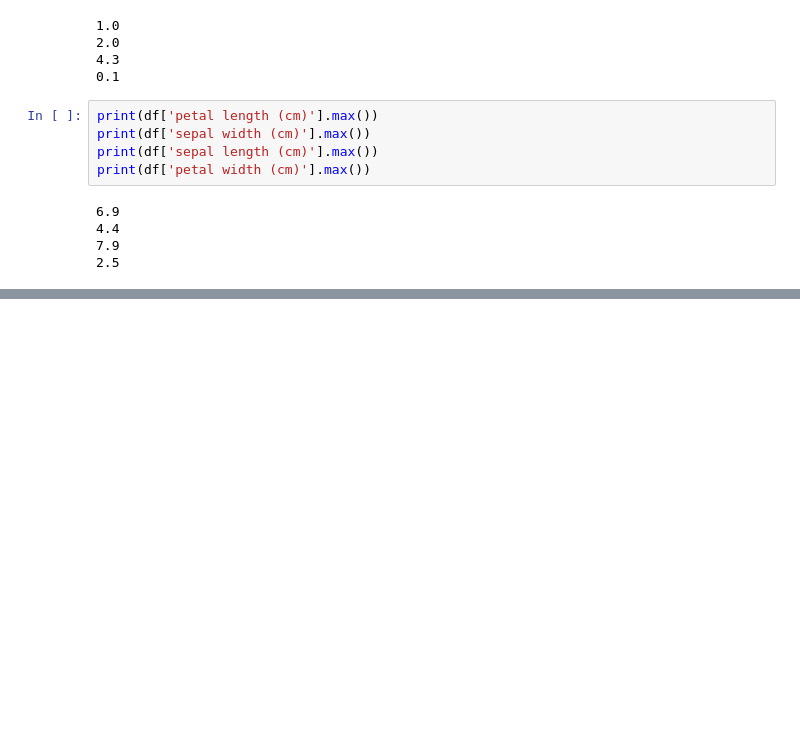
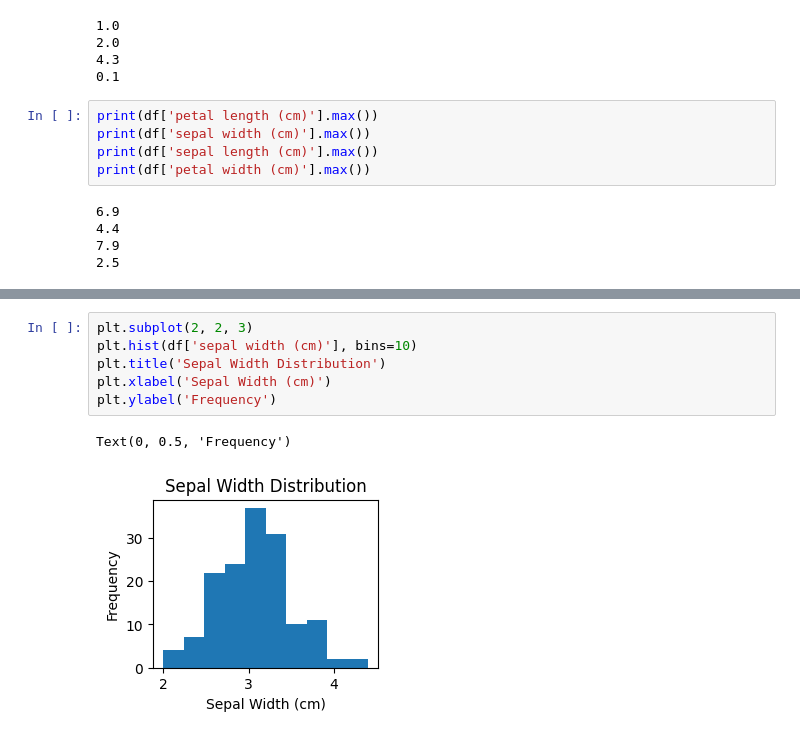
Before and after one commit to sarveshkuvalekar/DSBDA_LAB_Practicals, a Jupyter notebook: PRACTICAL_4.ipynb, the cells around one changed output, grey strips where cells are left out. Cells and saved outputs as stored; diff of their text form; blank space fills up the shorter version.

```diff
--- a/PRACTICAL_4.ipynb
+++ b/PRACTICAL_4.ipynb
@@ -91,0 +116,9 @@ print(df['petal width (cm)'].max())
+# %%
+plt.subplot(2, 2, 3)
+plt.hist(df['sepal width (cm)'], bins=10)
+plt.title('Sepal Width Distribution')
+plt.xlabel('Sepal Width (cm)')
+plt.ylabel('Frequency')
+# %% [output]
+Text(0, 0.5, 'Frequency')
+[figure, added]
```
Also changed, not shown: parts of 6 cells of this notebook.
